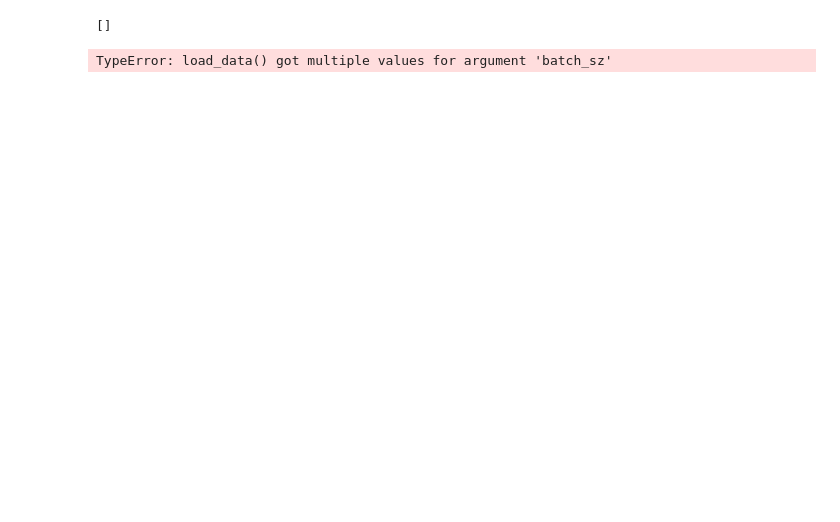
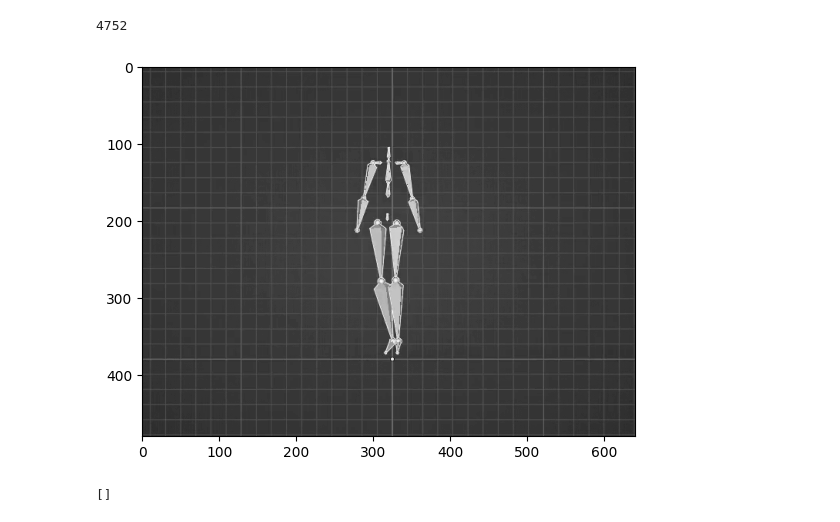
Before and after one commit to NCCA/aseassignment2021-22-dolphin9, a Jupyter notebook: functions.ipynb, the cells around one changed output. Saved outputs shown, nothing was run; the diff lists cells and outputs as text; code cells hidden in the pictures; blank space fills up the shorter version.

```diff
--- a/functions.ipynb
+++ b/functions.ipynb
@@ -4,0 +24,3 @@ data = bd.BandaiDataset()
+# %%
+data.load()
+data.max_frame
@@ -5,3 +46,13 @@ data = bd.BandaiDataset()
+# %%
+data.normalize()
+data.max_frame
+# %% [output]
+4752
+# %%
+data.min_frame
+data[1].draw_pose(1)
+# %% [output]
+[figure, added]
 # %%
 from torch.utils.data import DataLoader, random_split
 import multiprocessing as mp
@@ -44,8 +94,6 @@ MODEL_DIR = "./saved_models"
 DATASET_DIR = "./datasets/data/"
 FILELIST_PATH = "datafiles.txt"
 
-train_dl, val_dl, test_dl = load_data(FILELIST_PATH,DATASET_DIR,batch_sz=4)
+train_dl, val_dl, test_dl = load_data()
-# %% [output]
-TypeError: load_data() got multiple values for argument 'batch_sz'
 # %%
 import torch
```
Also changed, not shown: parts of 4 cells of this notebook, 2 other files.
